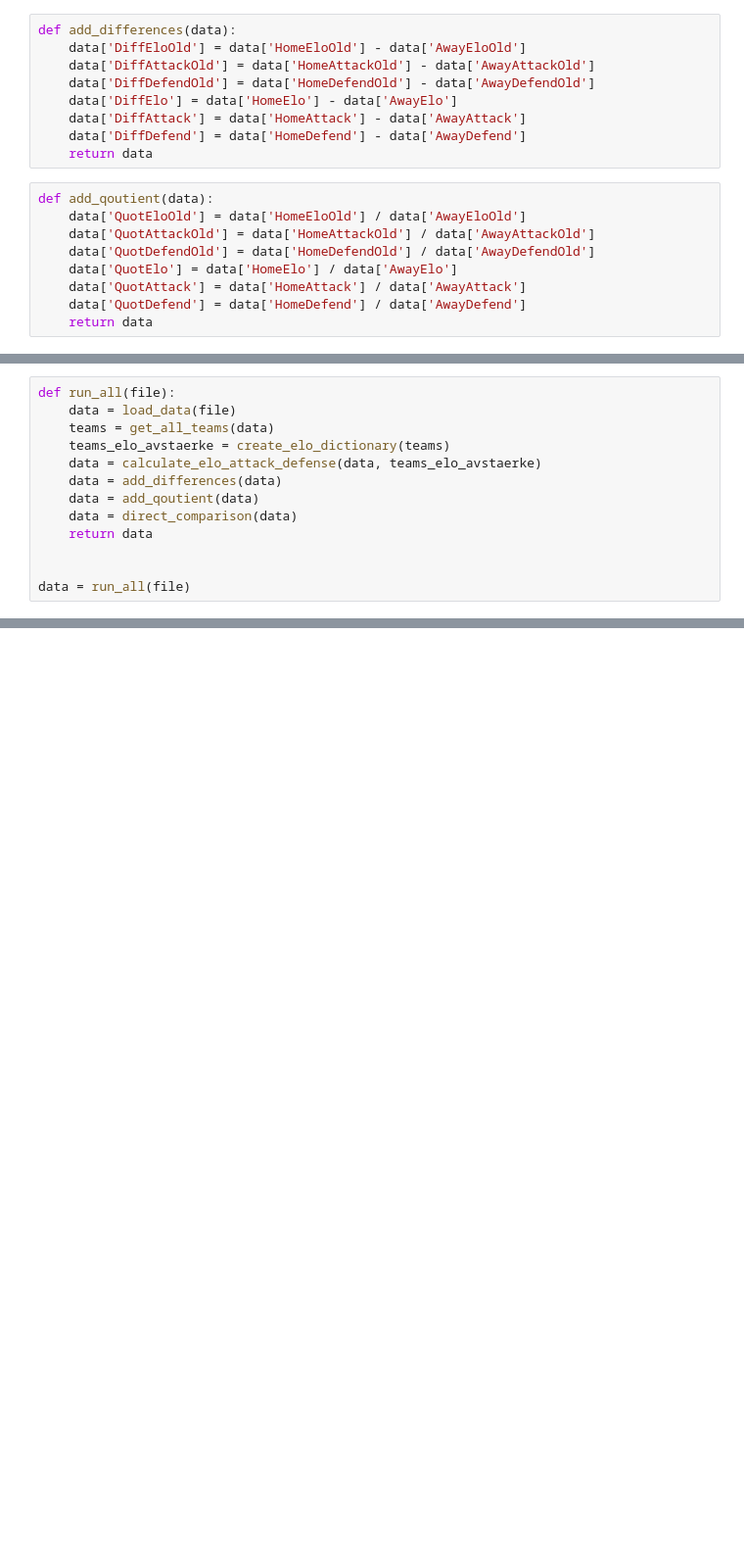
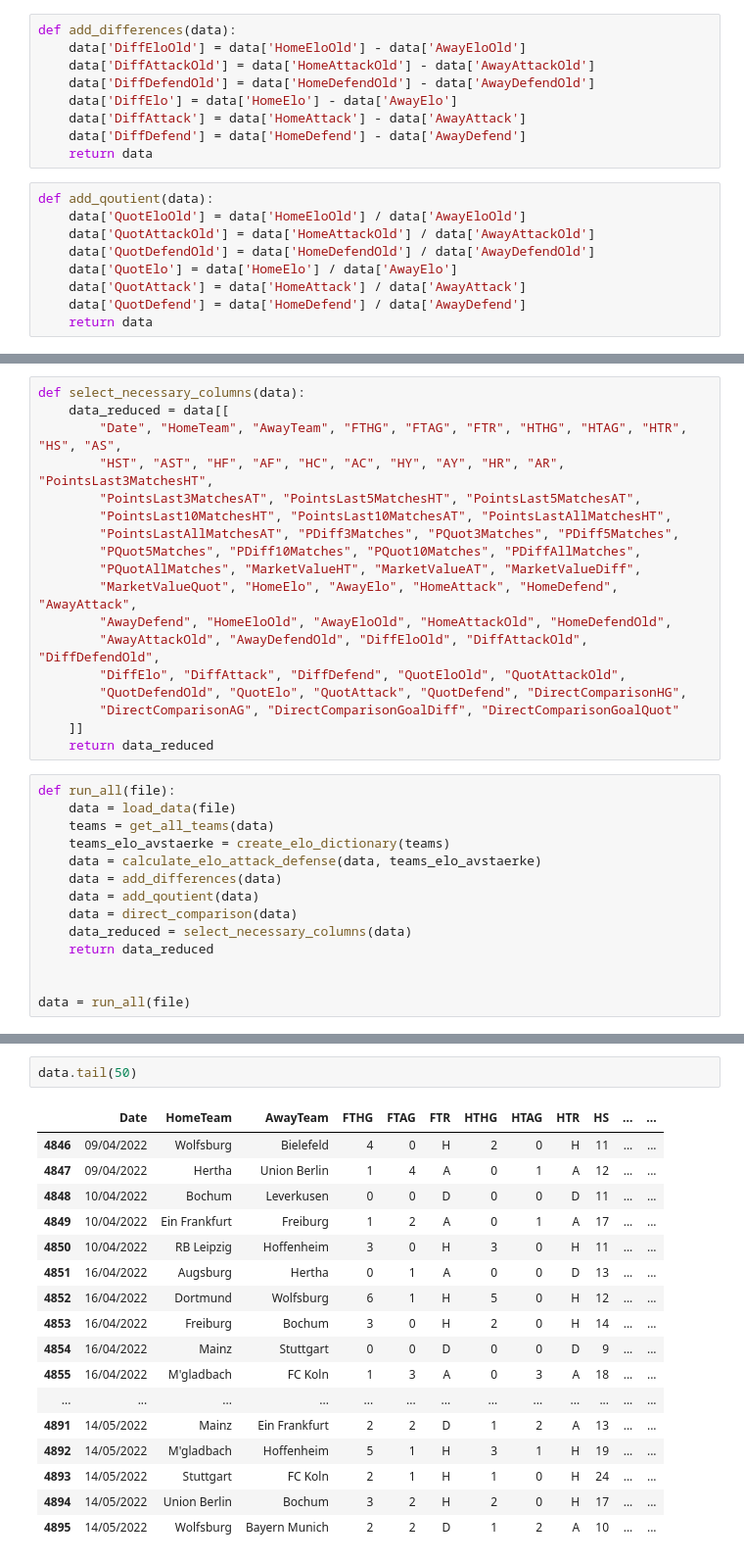
Before and after one commit to Max280201/Data-Exploration-Project, a Jupyter notebook: preprocessing_pipeline_v1.ipynb, the cells around one changed output, grey strips where cells are left out. Shown at 98% size. Cells and saved outputs as stored; diff of their text form; blank space fills up the shorter version.

```diff
--- a/preprocessing_pipeline_v1.ipynb
+++ b/preprocessing_pipeline_v1.ipynb
@@ -296,6 +302,24 @@ def direct_comparison(data):
     data['DirectComparisonGoalQuot'] = data['DirectComparisonHG'] / data[
     'DirectComparisonAG']
     return data
+# %%
+def select_necessary_columns(data):
+    data_reduced = data[[
+        "Date", "HomeTeam", "AwayTeam", "FTHG", "FTAG", "FTR", "HTHG", "HTAG", "HTR", "HS", "AS",
+        "HST", "AST", "HF", "AF", "HC", "AC", "HY", "AY", "HR", "AR", "PointsLast3MatchesHT",
+        "PointsLast3MatchesAT", "PointsLast5MatchesHT", "PointsLast5MatchesAT",
+        "PointsLast10MatchesHT", "PointsLast10MatchesAT", "PointsLastAllMatchesHT",
+        "PointsLastAllMatchesAT", "PDiff3Matches", "PQuot3Matches", "PDiff5Matches",
+        "PQuot5Matches", "PDiff10Matches", "PQuot10Matches", "PDiffAllMatches",
+        "PQuotAllMatches", "MarketValueHT", "MarketValueAT", "MarketValueDiff",
+        "MarketValueQuot", "HomeElo", "AwayElo", "HomeAttack", "HomeDefend", "AwayAttack",
+        "AwayDefend", "HomeEloOld", "AwayEloOld", "HomeAttackOld", "HomeDefendOld",
+        "AwayAttackOld", "AwayDefendOld", "DiffEloOld", "DiffAttackOld", "DiffDefendOld",
+        "DiffElo", "DiffAttack", "DiffDefend", "QuotEloOld", "QuotAttackOld",
+        "QuotDefendOld", "QuotElo", "QuotAttack", "QuotDefend", "DirectComparisonHG",
+        "DirectComparisonAG", "DirectComparisonGoalDiff", "DirectComparisonGoalQuot"
+    ]]
+    return data_reduced
 # %%
 def run_all(file):
     data = load_data(file)
@@ -305,7 +329,8 @@ def run_all(file):
     data = add_differences(data)
     data = add_qoutient(data)
     data = direct_comparison(data)
-    return data
+    data_reduced = select_necessary_columns(data)
+    return data_reduced
 
 
 data = run_all(file)
@@ -329,0 +373,20 @@ See the caveats in the documentation: https://pandas.pydata.org/pandas-docs/stab
+# %%
+data.tail(50)
+# %% [output]
+|  | Date | HomeTeam | AwayTeam | FTHG | FTAG | FTR | HTHG | HTAG | HTR | HS | ... | ... |
+| 4846 | 09/04/2022 | Wolfsburg | Bielefeld | 4 | 0 | H | 2 | 0 | H | 11 | ... | ... |
+| 4847 | 09/04/2022 | Hertha | Union Berlin | 1 | 4 | A | 0 | 1 | A | 12 | ... | ... |
+| 4848 | 10/04/2022 | Bochum | Leverkusen | 0 | 0 | D | 0 | 0 | D | 11 | ... | ... |
+| 4849 | 10/04/2022 | Ein Frankfurt | Freiburg | 1 | 2 | A | 0 | 1 | A | 17 | ... | ... |
+| 4850 | 10/04/2022 | RB Leipzig | Hoffenheim | 3 | 0 | H | 3 | 0 | H | 11 | ... | ... |
+| 4851 | 16/04/2022 | Augsburg | Hertha | 0 | 1 | A | 0 | 0 | D | 13 | ... | ... |
+| 4852 | 16/04/2022 | Dortmund | Wolfsburg | 6 | 1 | H | 5 | 0 | H | 12 | ... | ... |
+| 4853 | 16/04/2022 | Freiburg | Bochum | 3 | 0 | H | 2 | 0 | H | 14 | ... | ... |
+| 4854 | 16/04/2022 | Mainz | Stuttgart | 0 | 0 | D | 0 | 0 | D | 9 | ... | ... |
+| 4855 | 16/04/2022 | M'gladbach | FC Koln | 1 | 3 | A | 0 | 3 | A | 18 | ... | ... |
+| ... | ... | ... | ... | ... | ... | ... | ... | ... | ... | ... | ... | ... |
+| 4891 | 14/05/2022 | Mainz | Ein Frankfurt | 2 | 2 | D | 1 | 2 | A | 13 | ... | ... |
+| 4892 | 14/05/2022 | M'gladbach | Hoffenheim | 5 | 1 | H | 3 | 1 | H | 19 | ... | ... |
+| 4893 | 14/05/2022 | Stuttgart | FC Koln | 2 | 1 | H | 1 | 0 | H | 24 | ... | ... |
+| 4894 | 14/05/2022 | Union Berlin | Bochum | 3 | 2 | H | 2 | 0 | H | 17 | ... | ... |
+| 4895 | 14/05/2022 | Wolfsburg | Bayern Munich | 2 | 2 | D | 1 | 2 | A | 10 | ... | ... |
```
Also changed, not shown: parts of 5 cells of this notebook, 3 other files.
